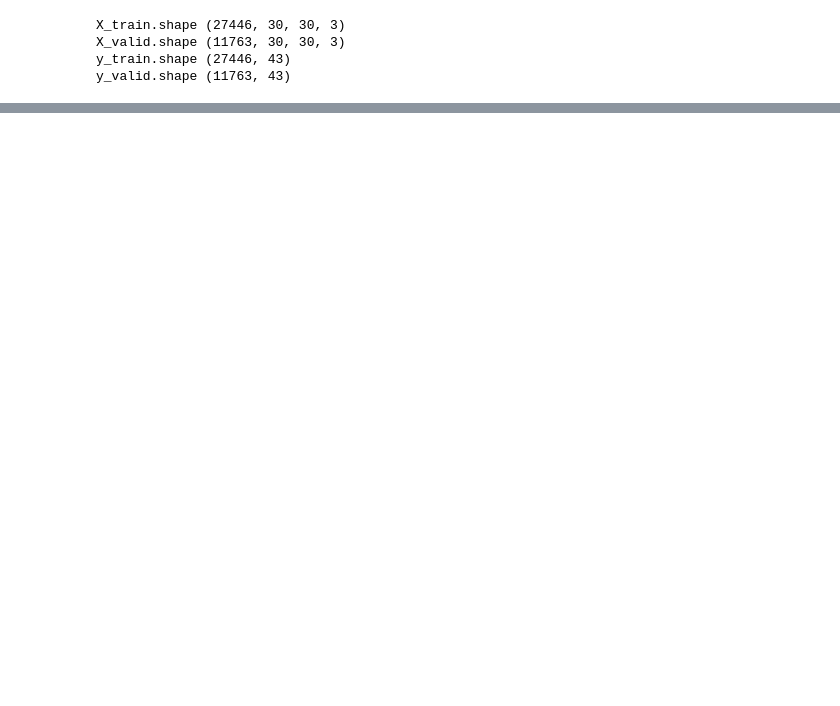
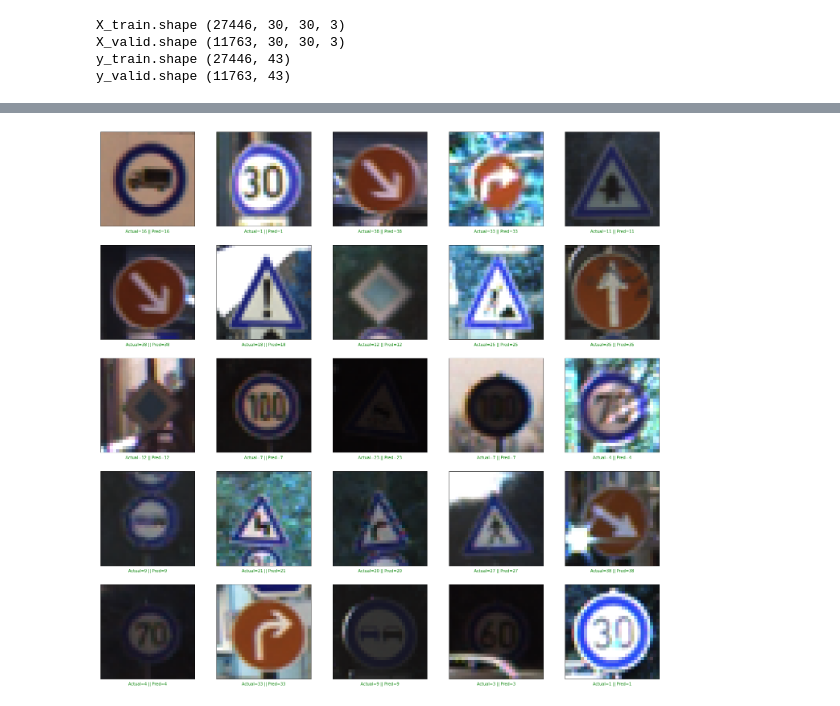
Before and after one commit to Akash-Rayhan/Traffic_Sign_Recognition, a Jupyter notebook: traffic-sign-recognition-cnn.ipynb, the cells around one changed output, grey strips where cells are left out. Saved outputs shown, nothing was run; the diff lists cells and outputs as text; code cells hidden in the pictures; blank space fills up the shorter version.

```diff
--- a/traffic-sign-recognition-cnn.ipynb
+++ b/traffic-sign-recognition-cnn.ipynb
@@ -106,0 +230,19 @@ y_valid.shape (11763, 43)
+# %%
+plt.figure(figsize = (25, 25))
+
+start_index = 0
+for i in range(25):
+    plt.subplot(5, 5, i + 1)
+    plt.grid(False)
+    plt.xticks([])
+    plt.yticks([])
+    prediction = pred[start_index + i]
+    actual = labels[start_index + i]
+    col = 'g'
+    if prediction != actual:
+        col = 'r'
+    plt.xlabel('Actual={} || Pred={}'.format(actual, prediction), color = col)
+    plt.imshow(X_test[start_index + i])
+plt.show()
+# %% [output]
+[figure, added]
```
Also changed, not shown: parts of 9 cells of this notebook.
